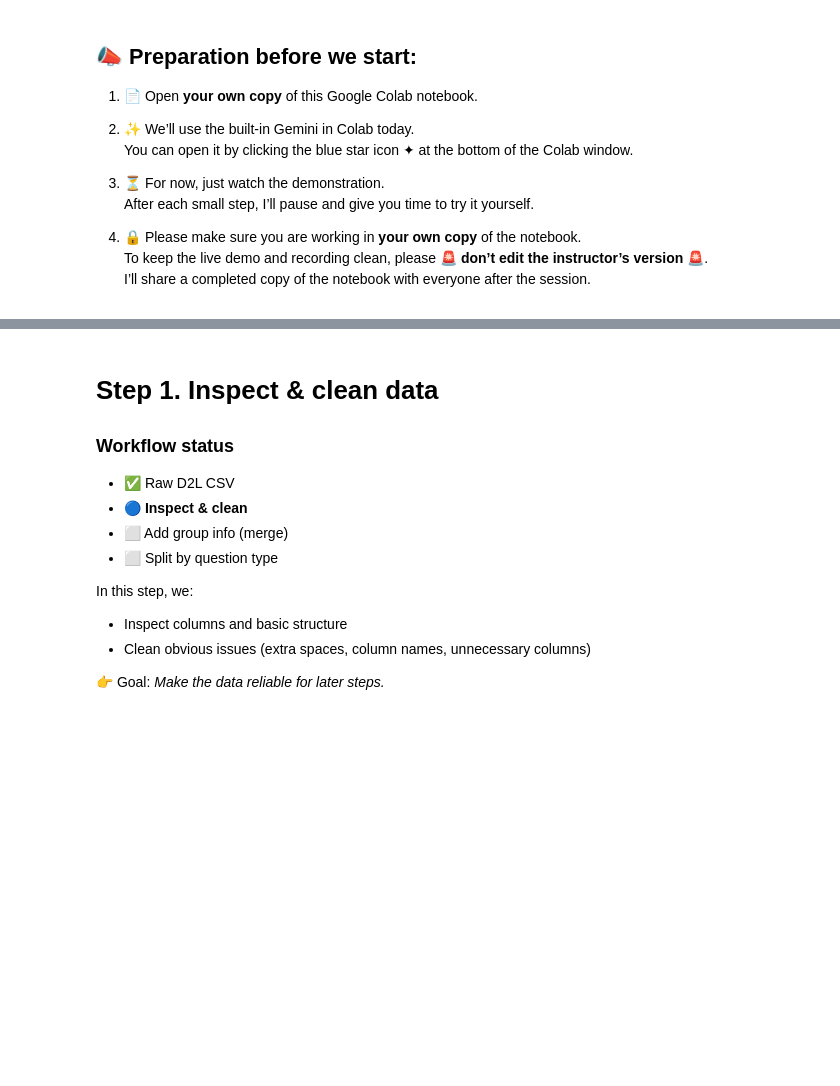
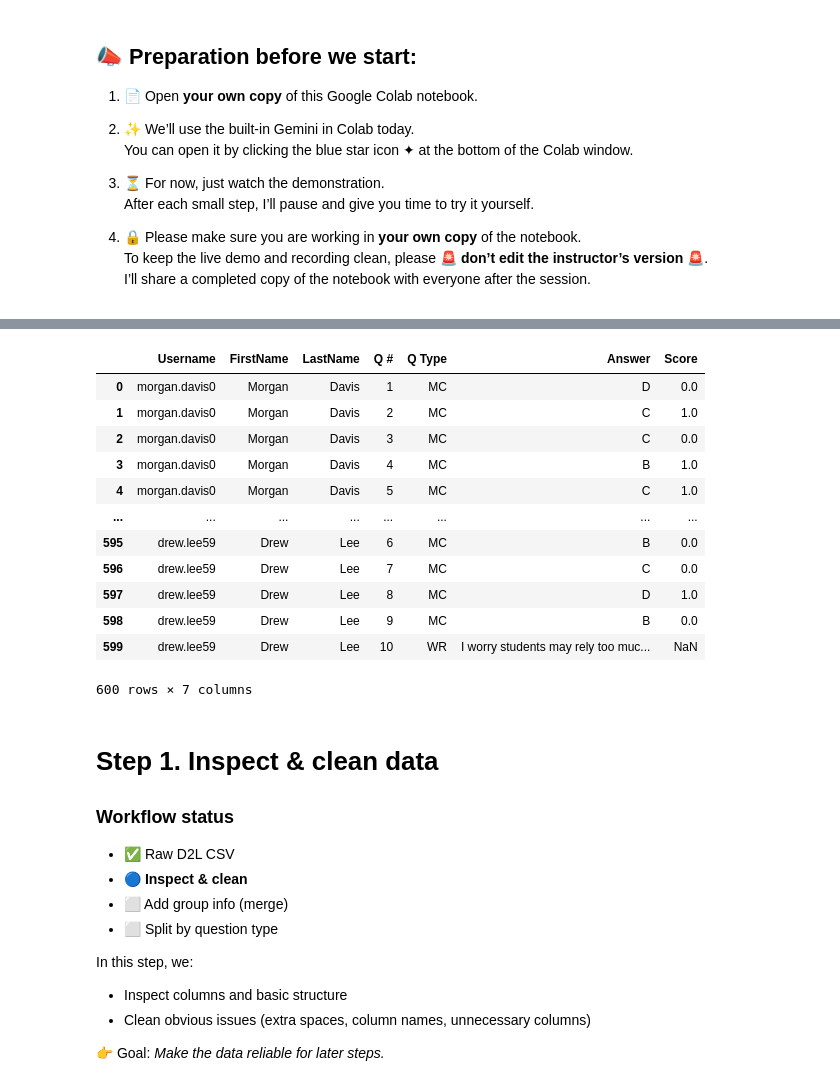
Before and after one commit to Yuweien/Python-Workshop, a Jupyter notebook: Python_Workshop_for_Beginners_2_25.ipynb, the cells around one changed output, grey strips where cells are left out. Drawn from its saved outputs; the diff is of its cells as text; code cells hidden in the pictures; blank space fills up the shorter version.

```diff
--- a/Python_Workshop_for_Beginners_2_25.ipynb
+++ b/Python_Workshop_for_Beginners_2_25.ipynb
@@ -133,3 +261,19 @@ In this step, we:
+# %%
+df
+# %% [output]
+|  | Username | FirstName | LastName | Q # | Q Type | Answer | Score |
+| 0 | morgan.davis0 | Morgan | Davis | 1 | MC | D | 0.0 |
+| 1 | morgan.davis0 | Morgan | Davis | 2 | MC | C | 1.0 |
+| 2 | morgan.davis0 | Morgan | Davis | 3 | MC | C | 0.0 |
+| 3 | morgan.davis0 | Morgan | Davis | 4 | MC | B | 1.0 |
+| 4 | morgan.davis0 | Morgan | Davis | 5 | MC | C | 1.0 |
+| ... | ... | ... | ... | ... | ... | ... | ... |
+| 595 | drew.lee59 | Drew | Lee | 6 | MC | B | 0.0 |
+| 596 | drew.lee59 | Drew | Lee | 7 | MC | C | 0.0 |
+| 597 | drew.lee59 | Drew | Lee | 8 | MC | D | 1.0 |
+| 598 | drew.lee59 | Drew | Lee | 9 | MC | B | 0.0 |
+| 599 | drew.lee59 | Drew | Lee | 10 | WR | I worry students may rely too muc... | NaN |
+600 rows × 7 columns
 # %%
 # code goes here
 # %% [markdown]
```
Also changed, not shown: parts of 10 cells of this notebook.
